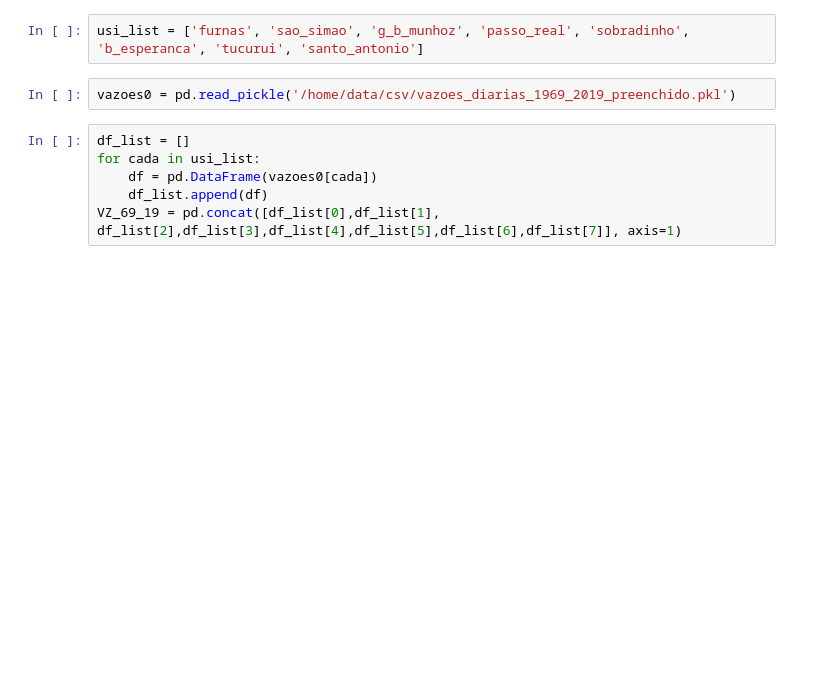
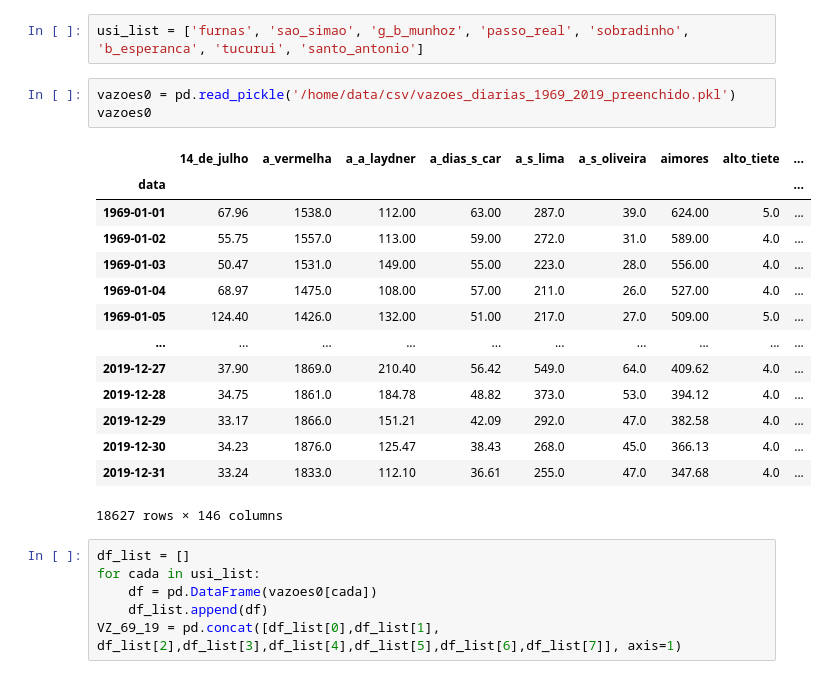
Before and after one commit to g-almeida/Climatology, a Jupyter notebook: Mod/AreaInfluenciada.ipynb, the cells around one changed output. Cells and saved outputs as stored; diff of their text form; blank space fills up the shorter version.

```diff
--- a/Mod/AreaInfluenciada.ipynb
+++ b/Mod/AreaInfluenciada.ipynb
@@ -187,6 +200,22 @@ figura(time=["2017-12-01", "2020-12-01"], plot_type='contourf')
 usi_list = ['furnas', 'sao_simao', 'g_b_munhoz', 'passo_real', 'sobradinho', 'b_esperanca', 'tucurui', 'santo_antonio']
 # %%
 vazoes0 = pd.read_pickle('/home/data/csv/vazoes_diarias_1969_2019_preenchido.pkl')
+vazoes0
+# %% [output]
+|  | 14_de_julho | a_vermelha | a_a_laydner | a_dias_s_car | a_s_lima | a_s_oliveira | aimores | alto_tiete | ... |
+| data |  |  |  |  |  |  |  |  | ... |
+| 1969-01-01 | 67.96 | 1538.0 | 112.00 | 63.00 | 287.0 | 39.0 | 624.00 | 5.0 | ... |
+| 1969-01-02 | 55.75 | 1557.0 | 113.00 | 59.00 | 272.0 | 31.0 | 589.00 | 4.0 | ... |
+| 1969-01-03 | 50.47 | 1531.0 | 149.00 | 55.00 | 223.0 | 28.0 | 556.00 | 4.0 | ... |
+| 1969-01-04 | 68.97 | 1475.0 | 108.00 | 57.00 | 211.0 | 26.0 | 527.00 | 4.0 | ... |
+| 1969-01-05 | 124.40 | 1426.0 | 132.00 | 51.00 | 217.0 | 27.0 | 509.00 | 5.0 | ... |
+| ... | ... | ... | ... | ... | ... | ... | ... | ... | ... |
+| 2019-12-27 | 37.90 | 1869.0 | 210.40 | 56.42 | 549.0 | 64.0 | 409.62 | 4.0 | ... |
+| 2019-12-28 | 34.75 | 1861.0 | 184.78 | 48.82 | 373.0 | 53.0 | 394.12 | 4.0 | ... |
+| 2019-12-29 | 33.17 | 1866.0 | 151.21 | 42.09 | 292.0 | 47.0 | 382.58 | 4.0 | ... |
+| 2019-12-30 | 34.23 | 1876.0 | 125.47 | 38.43 | 268.0 | 45.0 | 366.13 | 4.0 | ... |
+| 2019-12-31 | 33.24 | 1833.0 | 112.10 | 36.61 | 255.0 | 47.0 | 347.68 | 4.0 | ... |
+18627 rows × 146 columns
 # %%
 df_list = []
 for cada in usi_list:
```
Also changed, not shown: parts of 11 cells of this notebook, 3 other files.
